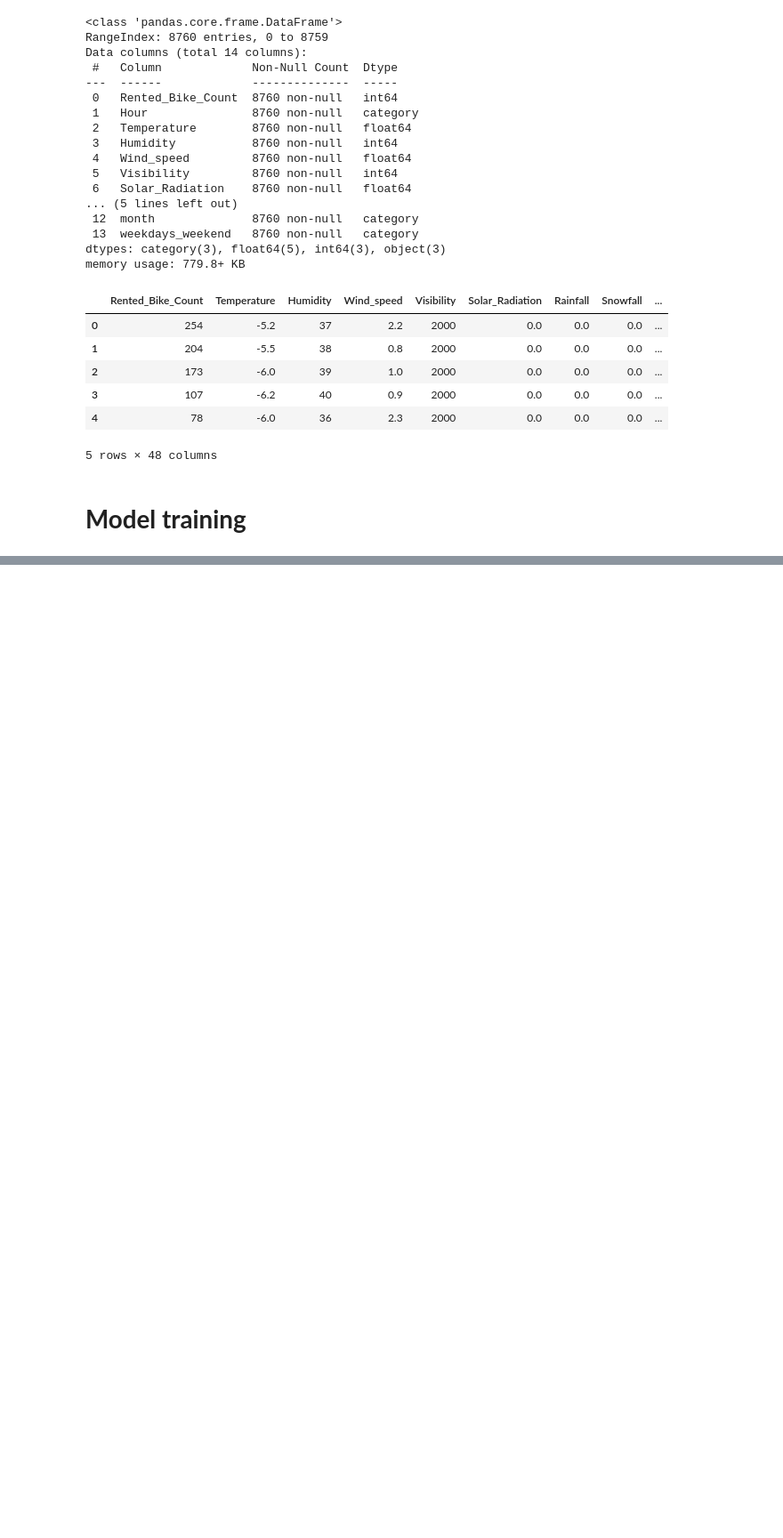
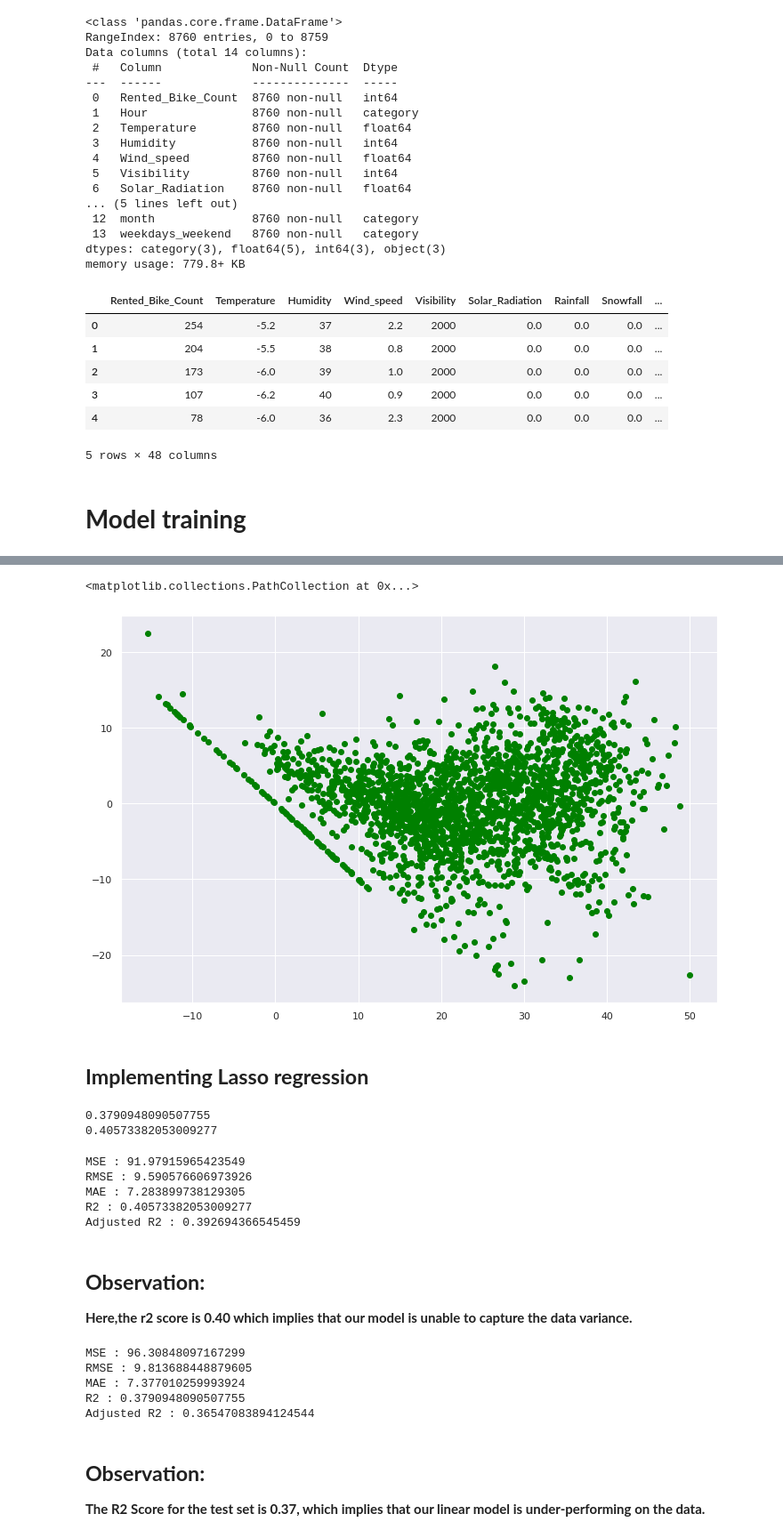
Before and after one commit to anildatascientist/Seoul-Bike-Sharing-Demand-Prediction, a Jupyter notebook: Bike_Sharing_Demand_Prediction_1_Capstone_Project.ipynb, the cells around one changed output, grey strips where cells are left out. Shown at 89% size. Cells and saved outputs as stored; diff of their text form; code cells hidden in the pictures; blank space fills up the shorter version.

```diff
--- a/Bike_Sharing_Demand_Prediction_1_Capstone_Project.ipynb
+++ b/Bike_Sharing_Demand_Prediction_1_Capstone_Project.ipynb
@@ -534,0 +679,20 @@ df1.head()
+# %%
+#Checking Heteroscadacity of the data
+plt.figure(figsize=(12,8))
+plt.scatter((y_pred_test),(y_test)-(y_pred_test),color = 'green')
+# %% [output]
+<matplotlib.collections.PathCollection at 0x...>
+[figure, added]
+# %% [markdown]
+## **Implementing Lasso regression**
+# %%
+lasso_reg = Lasso(alpha=1.0, max_iter=3000)
+
+# Fitting the Lasso model into the data
+lasso_reg.fit(X_train, y_train)
+
+# Checking  model score
+print(f'{lasso_reg.score(X_test, y_test)}\n{lasso_reg.score(X_train, y_train)}')
+# %% [output]
+0.3790948090507755
+0.40573382053009277
@@ -534,0 +703,27 @@ df1.head()
+# %%
+#calculating MSE
+MSE= mean_squared_error((y_train), (y_pred_train_lasso))
+print("MSE :",MSE)
+
+#calculate RMSE
+RMSE=np.sqrt(MSE)
+print("RMSE :",RMSE)
+
+#calculate MAE
+MAE= mean_absolute_error(y_train, y_pred_train_lasso)
+print("MAE :",MAE)
+
+#calculate r2 and adjusted r2
+r2= r2_score(y_train, y_pred_train_lasso)
+print("R2 :",r2)
+Adjusted_R2 = (1-(1-r2_score(y_train, y_pred_train_lasso))*((X_test.shape[0]-1)/(X_test.shape[0]-X_test.shape[1]-1)))
+print("Adjusted R2 :",1-(1-r2_score(y_train, y_pred_train_lasso))*((X_test.shape[0]-1)/(X_test.shape[0]-X_test.shape[1]-1)))
+# %% [output]
+MSE : 91.97915965423549
+RMSE : 9.590576606973926
+MAE : 7.283899738129305
+R2 : 0.40573382053009277
+Adjusted R2 : 0.392694366545459
+# %% [markdown]
+## **Observation:**
+**Here,the r2 score is 0.40 which implies that our model is unable to capture the data variance.**
@@ -534,0 +740,28 @@ df1.head()
+# %%
+#calculating MSE
+MSE= mean_squared_error(y_test, y_pred_test_lasso)
+print("MSE :",MSE)
+
+#calculating RMSE
+RMSE=np.sqrt(MSE)
+print("RMSE :",RMSE)
+
+
+#calculating MAE
+MAE= mean_absolute_error(y_test, y_pred_test_lasso)
+print("MAE :",MAE)
+
+#calculating r2 and adjusted r2
+r2= r2_score((y_test), (y_pred_test_lasso))
+print("R2 :",r2)
+Adjusted_R2=(1-(1-r2_score((y_test), (y_pred_test_lasso)))*((X_test.shape[0]-1)/(X_test.shape[0]-X_test.shape[1]-1)))
+print("Adjusted R2 :",1-(1-r2_score((y_test), (y_pred_test_lasso)))*((X_test.shape[0]-1)/(X_test.shape[0]-X_test.shape[1]-1)))
+# %% [output]
+MSE : 96.30848097167299
+RMSE : 9.813688448879605
+MAE : 7.377010259993924
+R2 : 0.3790948090507755
+Adjusted R2 : 0.36547083894124544
+# %% [markdown]
+## **Observation:**
+**The R2 Score for the test set is 0.37, which implies that our linear model is under-performing on the data.**
```
Also changed, not shown: parts of 54 cells of this notebook.
